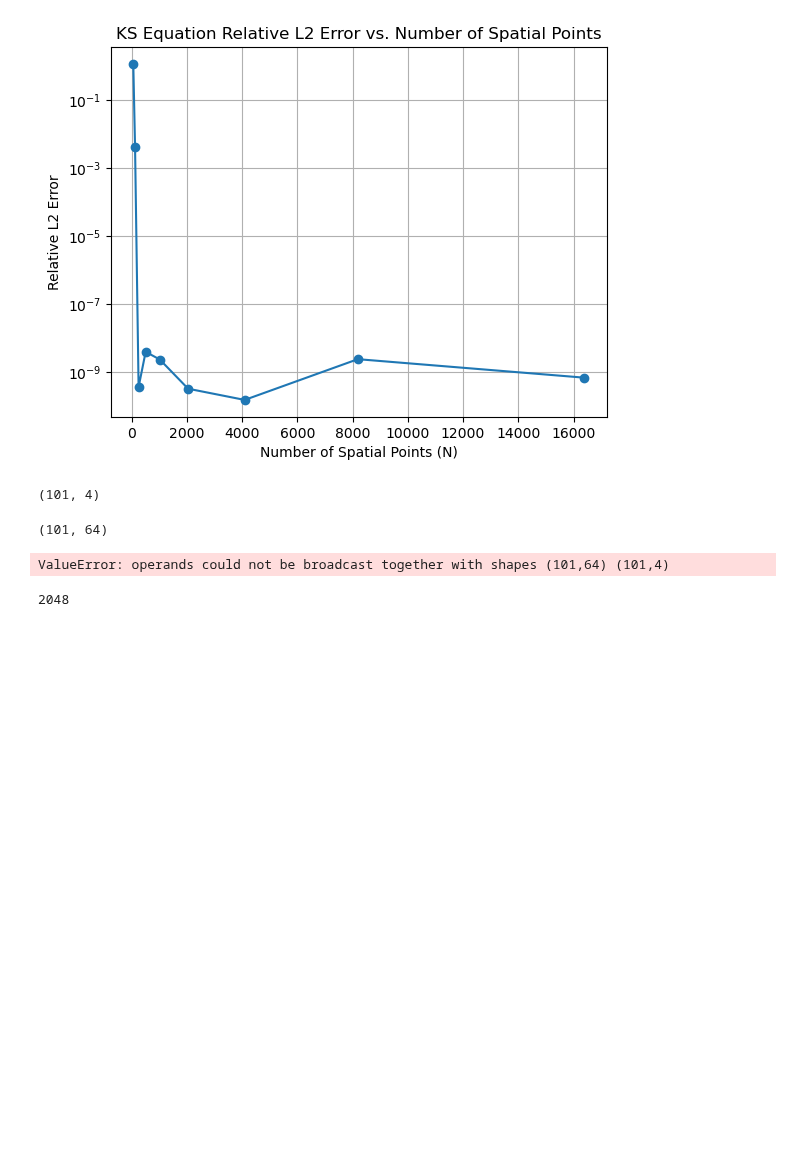
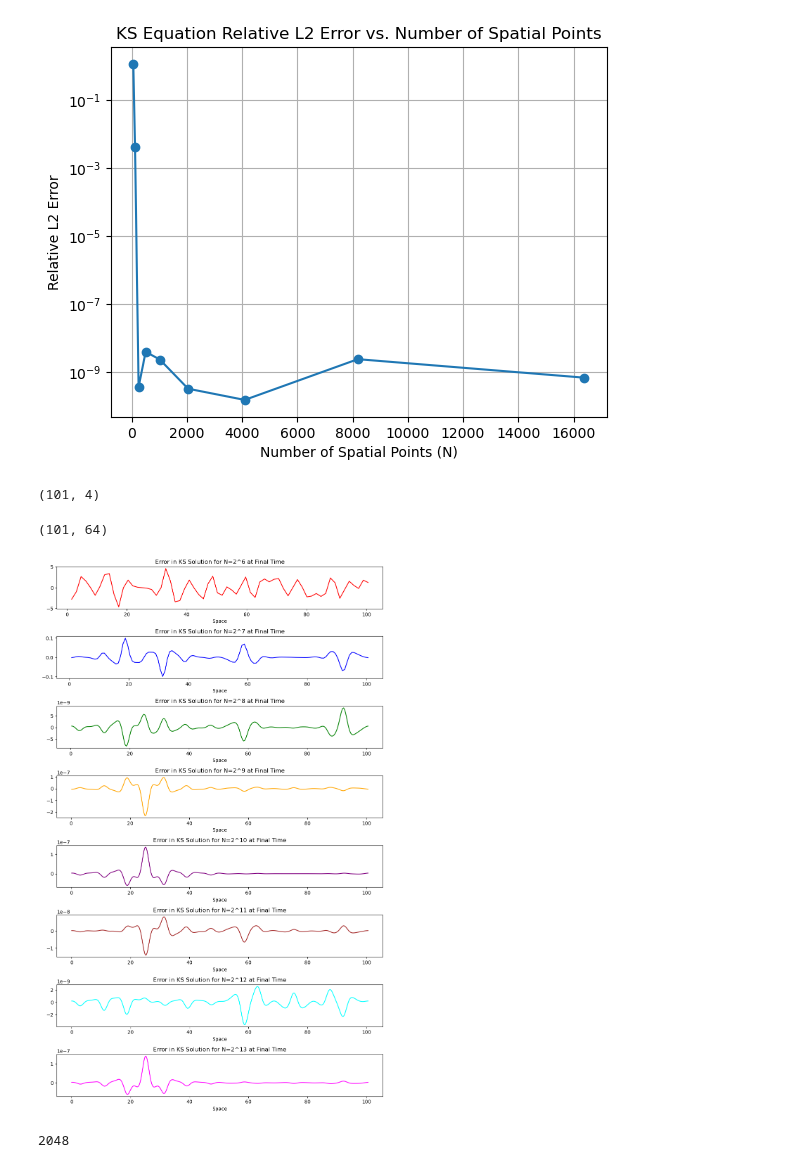
Before and after one commit to Gaffeyh/Research_Project, a Jupyter notebook: KS_eq.ipynb, the cells around one changed output. Saved outputs shown, nothing was run; the diff lists cells and outputs as text; code cells hidden in the pictures; blank space fills up the shorter version.

Commit message:
a little error analysis of KS eq, fiddled with ETD_FDM and AC eq slightly

```diff
--- a/KS_eq.ipynb
+++ b/KS_eq.ipynb
@@ -181,7 +131,10 @@ ani.save('spatial_dimension_over_time.gif', writer=PillowWriter(fps=20))
 
 plt.close(fig)
 # %%
-def ks_equation(N):
+
+
+def ks_equation(N, h = 1/16):
+    print(h)
     time_start = time.time()
     x = 32 * np.pi * np.arange(1, N+1) / N
     u = np.cos(x/16) * (1 + np.sin(x/16))
@@ -317,19 +265,45 @@ Solutions_list[0].shape
 (101, 64)
 # %%
 ##plotting difference for N = 2**6 and N = 2**7
-diff_6 = Solutions_list[0] - Test_solution[2][:,2**(19-6)-1::2**(19-6)]
-diff_7 = Solutions_list[1] - Test_solution[2][:,2**(19-7)-1::2**(19-7)]
-fig, ax = plt.subplots(2, 1, figsize=(10, 8))
+diff_6 = Solutions_list[0] - Test_solution[2][:,2**(15-6)-1::2**(15-6)]
+diff_7 = Solutions_list[1] - Test_solution[2][:,2**(15-7)-1::2**(15-7)]
+diff_8 = Solutions_list[2] - Test_solution[2][:,2**(15-8)-1::2**(15-8)]
+diff_9 = Solutions_list[3] - Test_solution[2][:,2**(15-9)-1::2**(15-9)]
+diff_10 = Solutions_list[4] - Test_solution[2][:,2**(15-10)-1::2**(15-10)]
+diff_11 = Solutions_list[5] - Test_solution[2][:,2**(15-11)-1::2**(15-11)]
+diff_12 = Solutions_list[6] - Test_solution[2][:,2**(15-12)-1::2**(15-12)]
+diff_13 = Solutions_list[7] - Test_solution[2][:,2**(15-13)-1::2**(15-13)]
+
+
+fig, ax = plt.subplots(8, 1, figsize=(10, 16))
 ax[0].plot(x_coords(2**6), diff_6[-1], color='red')
 ax[0].set_title('Error in KS Solution for N=2^6 at Final Time')
 ax[0].set_xlabel('Space')
 ax[1].plot(x_coords(2**7), diff_7[-1], color='blue')
 ax[1].set_title('Error in KS Solution for N=2^7 at Final Time')
 ax[1].set_xlabel('Space')
+ax[2].plot(x_coords(2**8), diff_8[-1], color='green')
+ax[2].set_title('Error in KS Solution for N=2^8 at Final Time')
+ax[2].set_xlabel('Space')
+ax[3].plot(x_coords(2**9), diff_9[-1], color='orange')
+ax[3].set_title('Error in KS Solution for N=2^9 at Final Time')
+ax[3].set_xlabel('Space')
+ax[4].plot(x_coords(2**10), diff_10[-1], color='purple')
+ax[4].set_title('Error in KS Solution for N=2^10 at Final Time')
+ax[4].set_xlabel('Space')
+ax[5].plot(x_coords(2**11), diff_11[-1], color='brown')
+ax[5].set_title('Error in KS Solution for N=2^11 at Final Time')
+ax[5].set_xlabel('Space')
+ax[6].plot(x_coords(2**12), diff_12[-1], color='cyan')
+ax[6].set_title('Error in KS Solution for N=2^12 at Final Time')
+ax[6].set_xlabel('Space')
+ax[7].plot(x_coords(2**13), diff_13[-1], color='magenta')
+ax[7].set_title('Error in KS Solution for N=2^13 at Final Time')
+ax[7].set_xlabel('Space')
 plt.tight_layout()
 plt.show()
 # %% [output]
-ValueError: operands could not be broadcast together with shapes (101,64) (101,4)
+[figure, added]
 # %%
 fig, ax = plt.subplots(figsize=(10, 6))
 x = x_coords(2**6)
```
Also changed, not shown: parts of 5 cells of this notebook, 5 other files.
